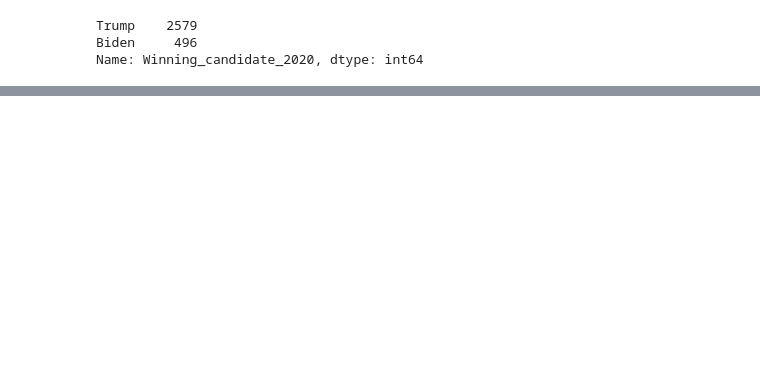
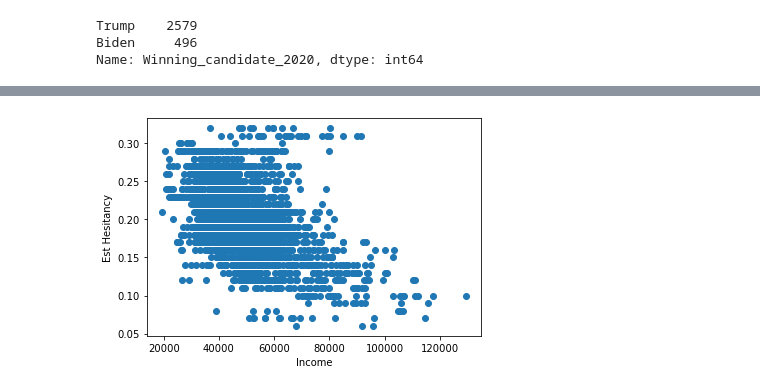
Before and after one commit to jbalooshie/covid-19-vaccine-hesitancy, a Jupyter notebook: Exploratory_Analysis_and_Data_Preparation.ipynb, the cells around one changed output, grey strips where cells are left out. Cells and saved outputs as stored; diff of their text form; code cells hidden in the pictures; blank space fills up the shorter version.

```diff
--- a/Exploratory_Analysis_and_Data_Preparation.ipynb
+++ b/Exploratory_Analysis_and_Data_Preparation.ipynb
@@ -261,0 +282,7 @@ plt.show()
+# %%
+plt.scatter(complete_county_df.Income, complete_county_df.est_hesitant)
+plt.xlabel('Income')
+plt.ylabel('Est Hesitancy')
+plt.show()
+# %% [output]
+[figure, added]
```
Also changed, not shown: parts of 11 cells of this notebook, 1 other file.
